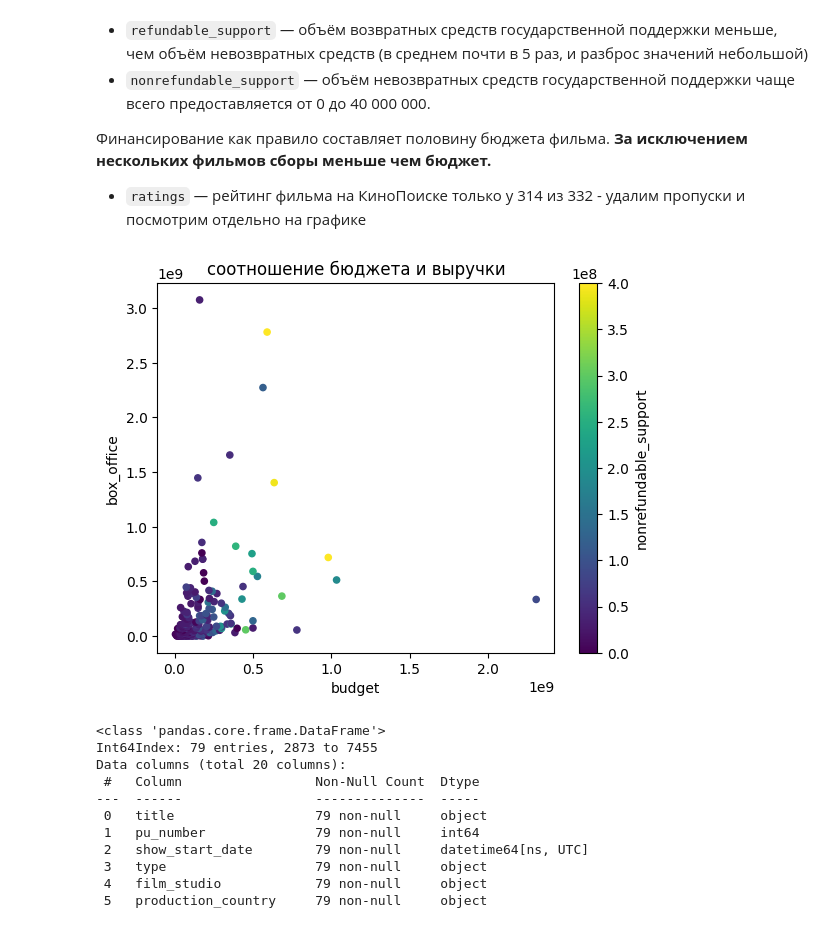
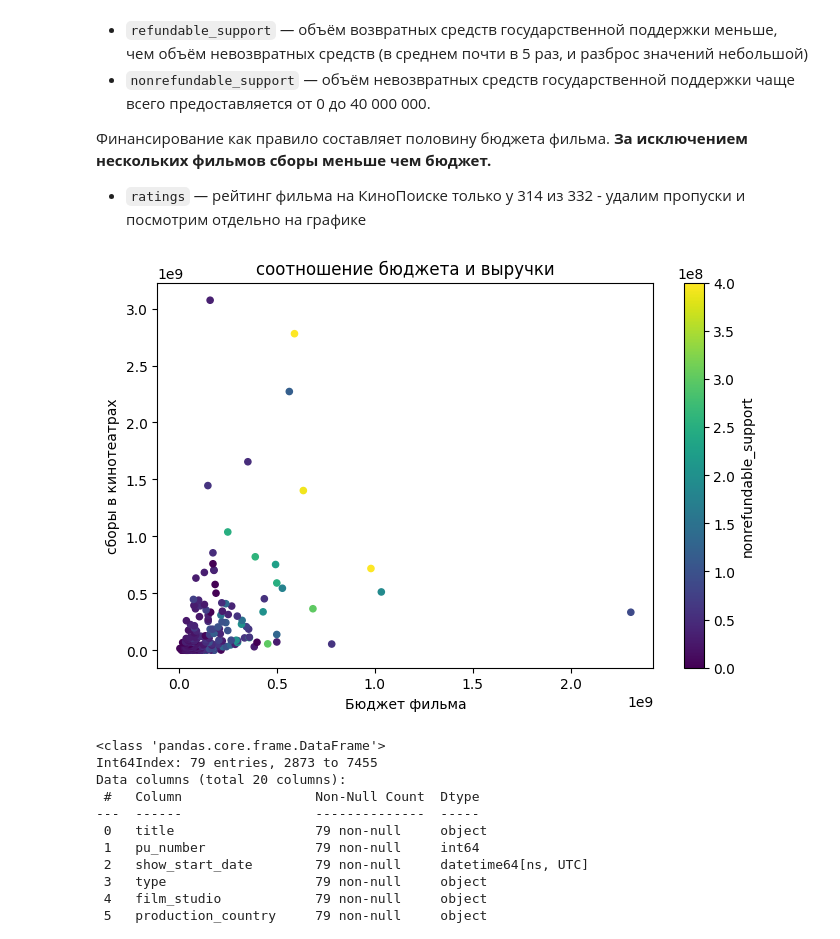
Before and after one commit to dikology/data-analytics, a Jupyter notebook: 04_ mkrf_movies/mkrf_movies_ru.ipynb, the cells around one changed output. Saved outputs shown, nothing was run; the diff lists cells and outputs as text; code cells hidden in the pictures.

```diff
--- a/04_ mkrf_movies/db2a44d4-6e85-443a-8806-703c011f2971.ipynb
+++ b/04_ mkrf_movies/mkrf_movies_ru.ipynb
@@ -1347,10 +1479,19 @@ plt.show()
 
 - `ratings` *—* рейтинг фильма на КиноПоиске только у 314 из 332 - удалим пропуски и посмотрим отдельно на графике
 # %%
-supported.plot(kind='scatter', c='nonrefundable_support', x='budget', y='box_office', colormap='viridis', title='соотношение бюджета и выручки')
+supported.plot(kind='scatter',
+               c='nonrefundable_support',
+               x='budget',
+               xlabel='Бюджет фильма',
+               y='box_office',
+               ylabel='сборы в кинотеатрах',
+               colormap='viridis',
+               title='соотношение бюджета и выручки',
+              figsize=(8,5))
+plt.xlabel("Бюджет фильма")
 plt.show()
 # %% [output]
-[figure, old version]
+[figure, new version]
 # %%
 # выделим фильмы, у которых сборы в прокате больше, чем бюджет
 successful = supported.query('box_office > budget')
```
Also changed, not shown: parts of 29 cells of this notebook.
